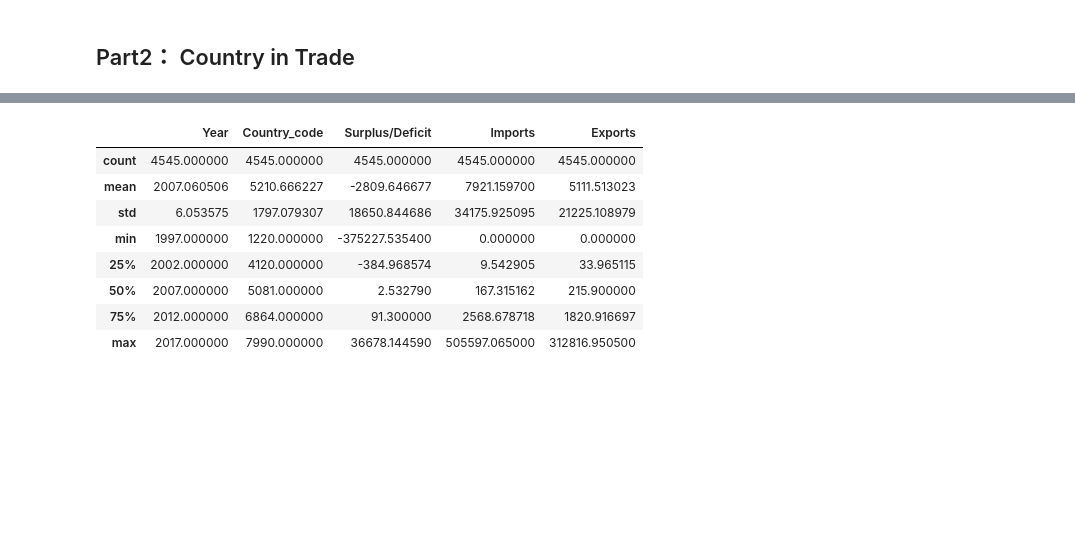
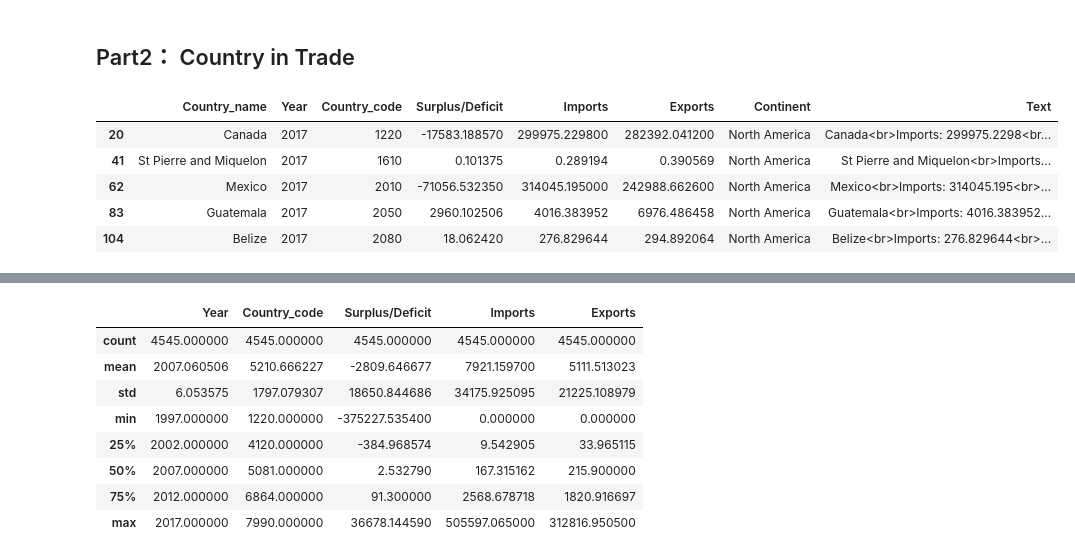
Before and after one commit to dyan10/US-Imports-and-Exports-Analysis-via-Visualization, a Jupyter notebook: US_International_Trade.ipynb, the cells around one changed output, grey strips where cells are left out. Cells and saved outputs as stored; diff of their text form; code cells hidden in the pictures; blank space fills up the shorter version.

```diff
--- a/US_International_Trade.ipynb
+++ b/US_International_Trade.ipynb
@@ -135,2 +123,19 @@ py.iplot(fig, filename='Services_trade')
 # %% [markdown]
 ## Part2： Country in Trade
+# %%
+data = pd.read_csv("agg_country_with_continent.csv")
+# %%
+data['Text'] = data['Country_name'] + '<br>Imports: '+ (data['Imports']).astype(str)+\
+                '<br>Exports: '+(data['Exports']).astype(str)+\
+                '<br>Balance: '+(data['Surplus/Deficit']).astype(str)
+# %%
+df = data[data['Year']==2017]
+# %%
+df.head()
+# %% [output]
+|  | Country_name | Year | Country_code | Surplus/Deficit | Imports | Exports | Continent | Text |
+| 20 | Canada | 2017 | 1220 | -17583.188570 | 299975.229800 | 282392.041200 | North America | Canada<br>Imports: 299975.2298<br... |
+| 41 | St Pierre and Miquelon | 2017 | 1610 | 0.101375 | 0.289194 | 0.390569 | North America | St Pierre and Miquelon<br>Imports... |
+| 62 | Mexico | 2017 | 2010 | -71056.532350 | 314045.195000 | 242988.662600 | North America | Mexico<br>Imports: 314045.195<br>... |
+| 83 | Guatemala | 2017 | 2050 | 2960.102506 | 4016.383952 | 6976.486458 | North America | Guatemala<br>Imports: 4016.383952... |
+| 104 | Belize | 2017 | 2080 | 18.062420 | 276.829644 | 294.892064 | North America | Belize<br>Imports: 276.829644<br>... |
```
Also changed, not shown: parts of 15 cells of this notebook.
